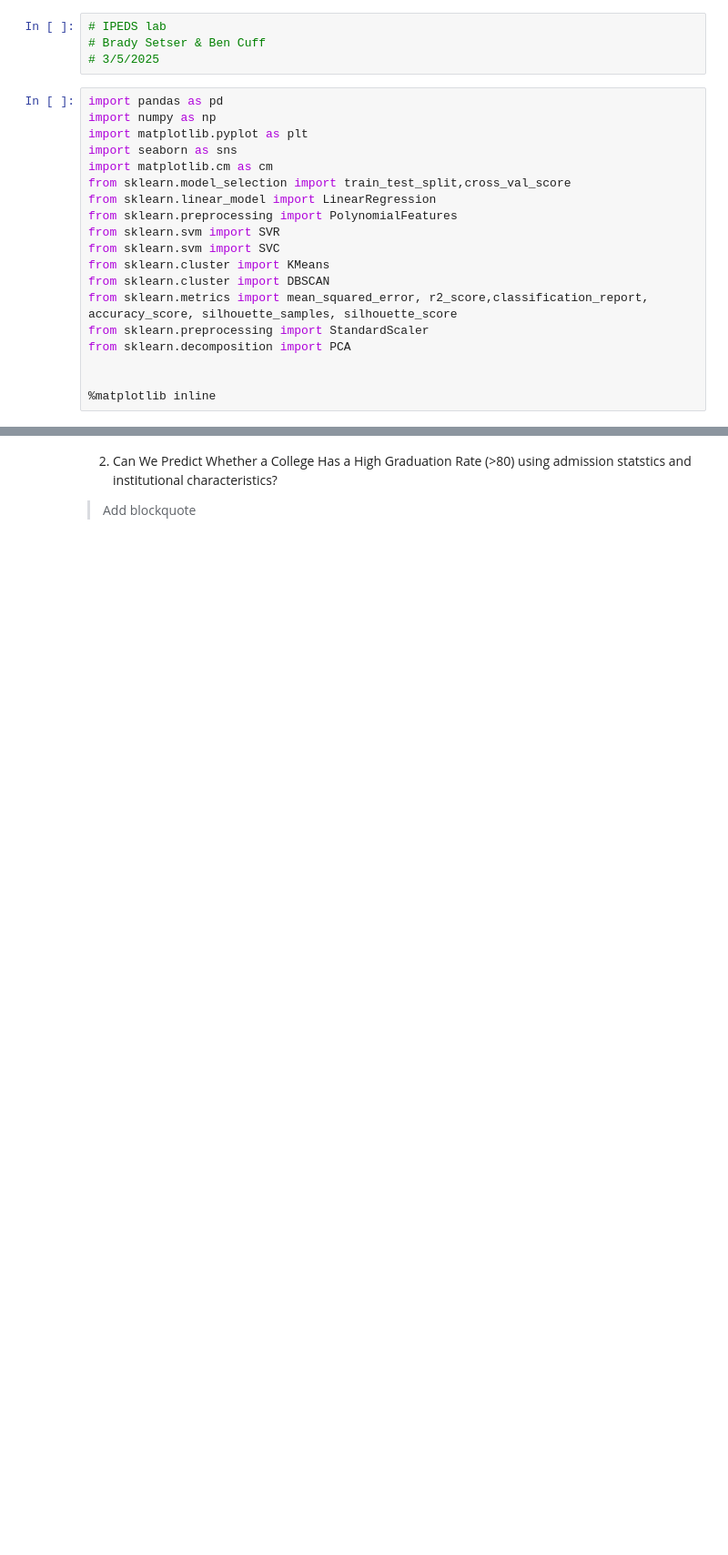
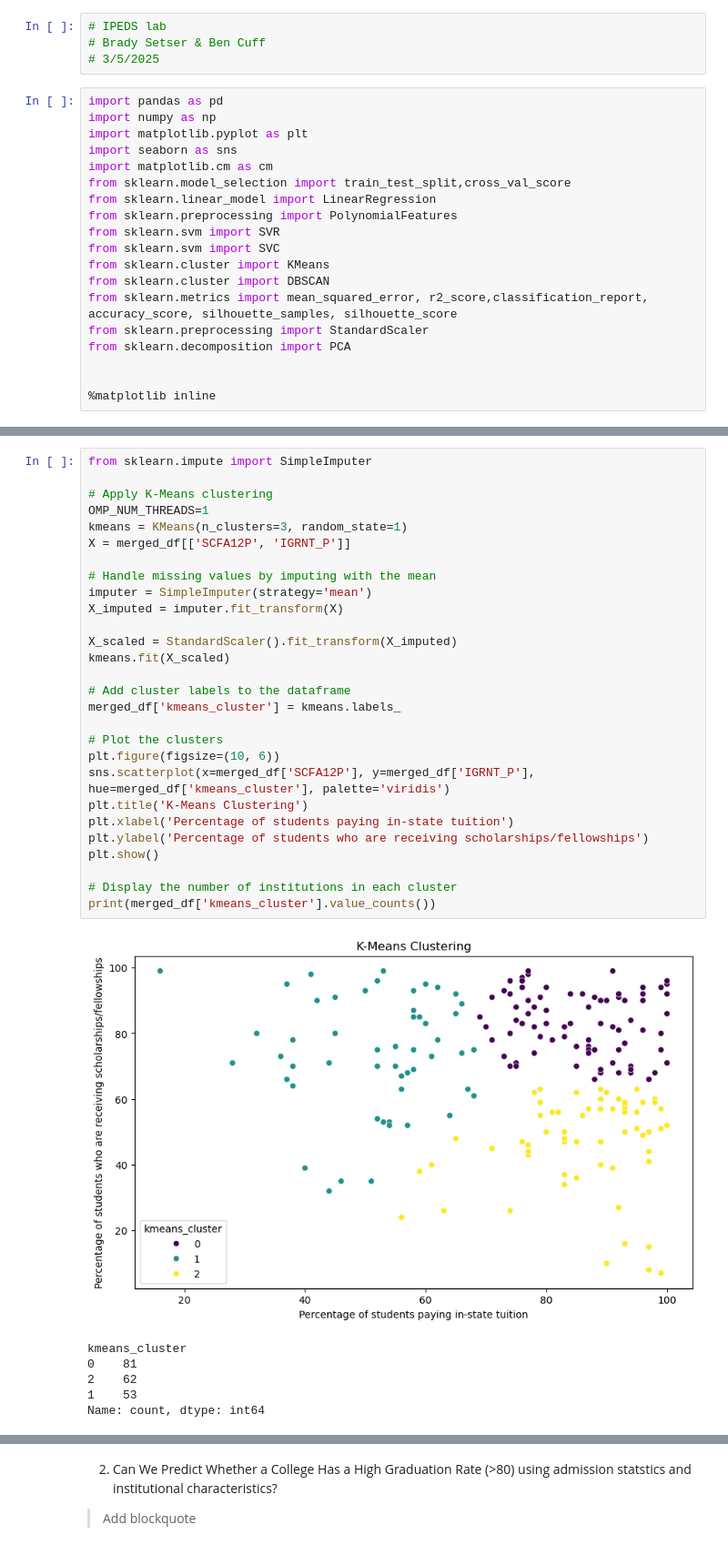
Before and after one commit to Bradythebest27/IPEDS, a Jupyter notebook: IPEDS.ipynb, the cells around one changed output, grey strips where cells are left out. Shown at 91% size. Cells and saved outputs as stored; diff of their text form; blank space fills up the shorter version.

```diff
--- a/IPEDS.ipynb
+++ b/IPEDS.ipynb
@@ -49,0 +88,35 @@ ic_df.head()
+# %%
+from sklearn.impute import SimpleImputer
+
+# Apply K-Means clustering
+OMP_NUM_THREADS=1
+kmeans = KMeans(n_clusters=3, random_state=1)
+X = merged_df[['SCFA12P', 'IGRNT_P']]
+
+# Handle missing values by imputing with the mean
+imputer = SimpleImputer(strategy='mean')
+X_imputed = imputer.fit_transform(X)
+
+X_scaled = StandardScaler().fit_transform(X_imputed)
+kmeans.fit(X_scaled)
+
+# Add cluster labels to the dataframe
+merged_df['kmeans_cluster'] = kmeans.labels_
+
+# Plot the clusters
+plt.figure(figsize=(10, 6))
+sns.scatterplot(x=merged_df['SCFA12P'], y=merged_df['IGRNT_P'], hue=merged_df['kmeans_cluster'], palette='viridis')
+plt.title('K-Means Clustering')
+plt.xlabel('Percentage of students paying in-state tuition')
+plt.ylabel('Percentage of students who are receiving scholarships/fellowships')
+plt.show()
+
+# Display the number of institutions in each cluster
+print(merged_df['kmeans_cluster'].value_counts())
+# %% [output]
+[figure, added]
+kmeans_cluster
+0    81
+2    62
+1    53
+Name: count, dtype: int64
```
Also changed, not shown: parts of 6 cells of this notebook.
